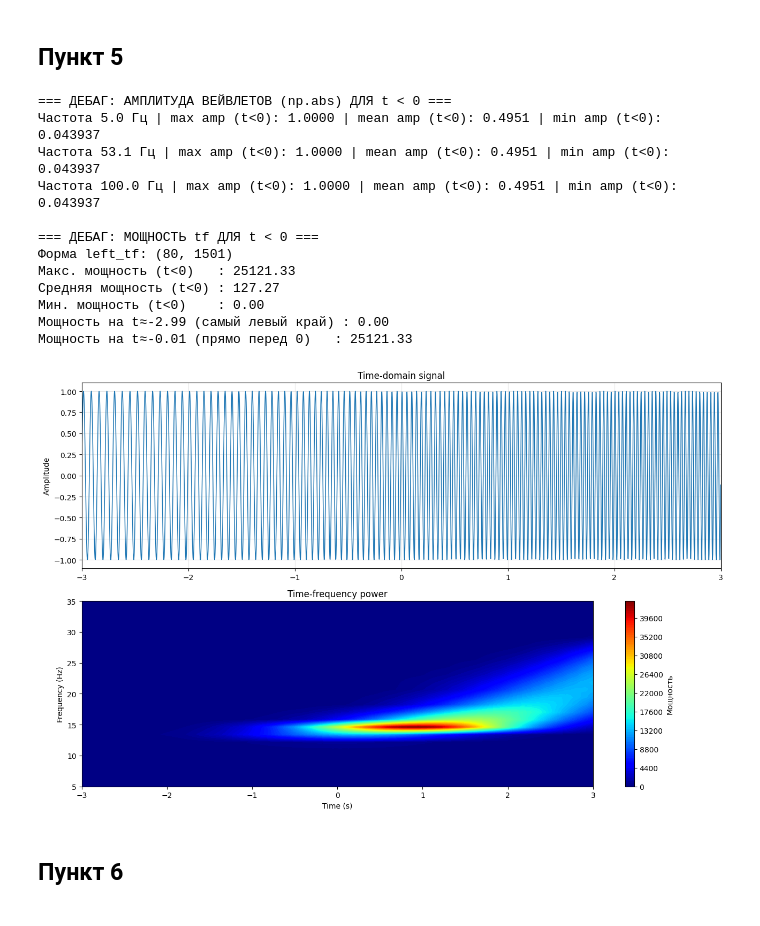
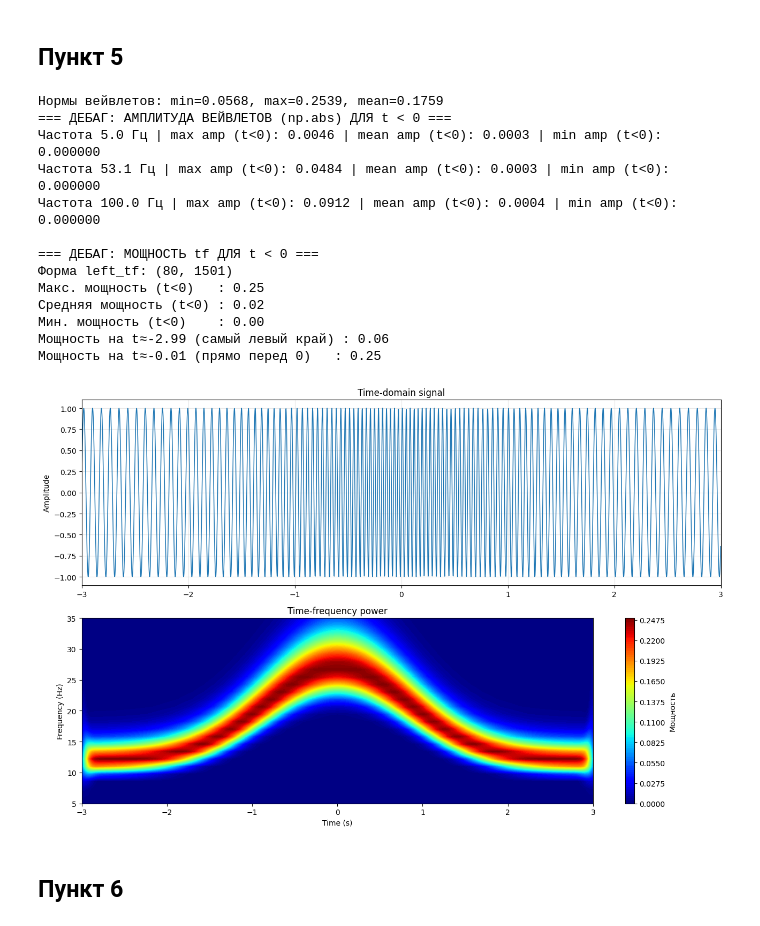
Before and after one commit to KamenevIvan/DPoS, a Jupyter notebook: lab5.ipynb, the cells around one changed output. Cells and saved outputs as stored; diff of their text form; code cells hidden in the pictures.

```diff
--- a/lab5.ipynb
+++ b/lab5.ipynb
@@ -271,54 +279,57 @@ plt.show()
 # %% [markdown]
 ## Пункт 5
 # %%
-## 5. Спектрограмма сигнала с меняющейся частотой — ДЕБАГ-ВЕРСИЯ (с выводом амплитуды и мощности)
-
-import numpy as np
-import matplotlib.pyplot as plt
-import scipy.fftpack
-
-# ====================== ПАРАМЕТРЫ ======================
 srate = 500
 time = np.arange(-3, 3, 1/srate)
 n = len(time)
 
-# Частотная модуляция (плавный подъём, как в лабораторной)
-freqmod = 12 + 17 * (1 + np.tanh(time / 1.8)) / 2
+
+freqmod = 11 + 15 * np.exp(-(time / 1.2)**2)
 
 phase = time + np.cumsum(freqmod) / srate
 signal = np.sin(2 * np.pi * phase)
 
 frex = np.linspace(5, 100, 80)
 
-# ====================== ФОРМИРОВАНИЕ ВЕЙВЛЕТОВ ======================
+
 wavelets = np.zeros((len(frex), n), dtype=complex)
-sigma = 1.2                                      # текущее значение
-gaussian = np.exp(-time**2 / (2 * sigma**2))
+cycles = 5.5
 
 for wi in range(len(frex)):
-    wavelets[wi, :] = np.exp(1j * 2 * np.pi * frex[wi] * time) * gaussian
 
-# ====================== ДЕБАГ: АМПЛИТУДА ВЕЙВЛЕТОВ ДЛЯ t < 0 ======================
+    sigma = cycles / (2 * np.pi * frex[wi])
+    # sigma = cycles / frex[wi]
+    gaussian = np.exp(-time**2 / (2 * sigma**2))
+    norm_factor = np.sum(gaussian)
+    wavelets[wi, :] = np.exp(1j * 2 * np.pi * frex[wi] * time) * gaussian / norm_factor
+
+norms = np.array([np.sqrt(np.sum(np.abs(wavelets[wi, :])**2)) for wi in range(len(frex))])
+print(f"Нормы вейвлетов: min={norms.min():.4f}, max={norms.max():.4f}, mean={norms.mean():.4f}")
+
+
 print("=== ДЕБАГ: АМПЛИТУДА ВЕЙВЛЕТОВ (np.abs) ДЛЯ t < 0 ===")
 left_mask = time < 0
-for idx in [0, len(frex)//2, -1]:               # низкая, средняя, высокая частота
+for idx in [0, len(frex)//2, -1]:
     amp_left = np.abs(wavelets[idx, left_mask])
     print(f"Частота {frex[idx]:.1f} Гц | "
           f"max amp (t<0): {np.max(amp_left):.4f} | "
           f"mean amp (t<0): {np.mean(amp_left):.4f} | "
           f"min amp (t<0): {np.min(amp_left):.6f}")
 
-# ====================== СВЁРТКА ======================
+
 nconv = n * 2 - 1
 sigX = scipy.fftpack.fft(signal, nconv)
 tf = np.zeros((len(frex), n))
 
+tf_plot = np.log10(tf + 1e-10)
+
 for fi in range(len(frex)):
     waveX = scipy.fftpack.fft(wavelets[fi, :], nconv)
     convres = scipy.fftpack.ifft(waveX * sigX)
-    tf[fi, :] = np.abs(convres[:n])**2
 
-# ====================== ДЕБАГ: МОЩНОСТЬ tf ДЛЯ t < 0 ======================
+    start = nconv//2 - n//2
+    tf[fi, :] = np.abs(convres[start : start + n])**2
+
 print("\n=== ДЕБАГ: МОЩНОСТЬ tf ДЛЯ t < 0 ===")
 left_tf = tf[:, left_mask]
 print(f"Форма left_tf: {left_tf.shape}")
@@ -326,43 +337,42 @@ print(f"Макс. мощность (t<0)   : {np.max(left_tf):.2f}")
 print(f"Средняя мощность (t<0) : {np.mean(left_tf):.2f}")
 print(f"Мин. мощность (t<0)    : {np.min(left_tf):.2f}")
 
-# Первые и последние точки t < 0
 print(f"Мощность на t≈-2.99 (самый левый край) : {np.max(left_tf[:, 0]):.2f}")
 print(f"Мощность на t≈-0.01 (прямо перед 0)   : {np.max(left_tf[:, -1]):.2f}")
 
-# ====================== ВИЗУАЛИЗАЦИЯ ======================
 fig, axs = plt.subplots(2, 1, figsize=(13, 8.5))
 
 axs[0].plot(time, signal, color='#1f77b4', linewidth=1.1)
 axs[0].set_title('Time-domain signal')
 axs[0].set_ylabel('Amplitude')
 axs[0].set_xlim(-3, 3)
 axs[0].grid(True, alpha=0.3)
 
 im = axs[1].contourf(time, frex, tf, levels=120, cmap='jet')
 axs[1].set_title('Time-frequency power')
 axs[1].set_xlabel('Time (s)')
 axs[1].set_ylabel('Frequency (Hz)')
 axs[1].set_xlim(-3, 3)
 axs[1].set_ylim(5, 35)
 fig.colorbar(im, ax=axs[1], label='Мощность')
 
 plt.tight_layout()
 plt.show()
 # %% [output]
+Нормы вейвлетов: min=0.0568, max=0.2539, mean=0.1759
 === ДЕБАГ: АМПЛИТУДА ВЕЙВЛЕТОВ (np.abs) ДЛЯ t < 0 ===
-Частота 5.0 Гц | max amp (t<0): 1.0000 | mean amp (t<0): 0.4951 | min amp (t<0): 0.043937
-Частота 53.1 Гц | max amp (t<0): 1.0000 | mean amp (t<0): 0.4951 | min amp (t<0): 0.043937
-Частота 100.0 Гц | max amp (t<0): 1.0000 | mean amp (t<0): 0.4951 | min amp (t<0): 0.043937
+Частота 5.0 Гц | max amp (t<0): 0.0046 | mean amp (t<0): 0.0003 | min amp (t<0): 0.000000
+Частота 53.1 Гц | max amp (t<0): 0.0484 | mean amp (t<0): 0.0003 | min amp (t<0): 0.000000
+Частота 100.0 Гц | max amp (t<0): 0.0912 | mean amp (t<0): 0.0004 | min amp (t<0): 0.000000
 
 === ДЕБАГ: МОЩНОСТЬ tf ДЛЯ t < 0 ===
 Форма left_tf: (80, 1501)
-Макс. мощность (t<0)   : 25121.33
-Средняя мощность (t<0) : 127.27
+Макс. мощность (t<0)   : 0.25
+Средняя мощность (t<0) : 0.02
 Мин. мощность (t<0)    : 0.00
-Мощность на t≈-2.99 (самый левый край) : 0.00
-Мощность на t≈-0.01 (прямо перед 0)   : 25121.33
+Мощность на t≈-2.99 (самый левый край) : 0.06
+Мощность на t≈-0.01 (прямо перед 0)   : 0.25
-[figure, old version]
+[figure, new version]
 # %% [markdown]
 ## Пункт 6
 # %%
```
Also changed, not shown: parts of 3 cells of this notebook, 2 other files.
